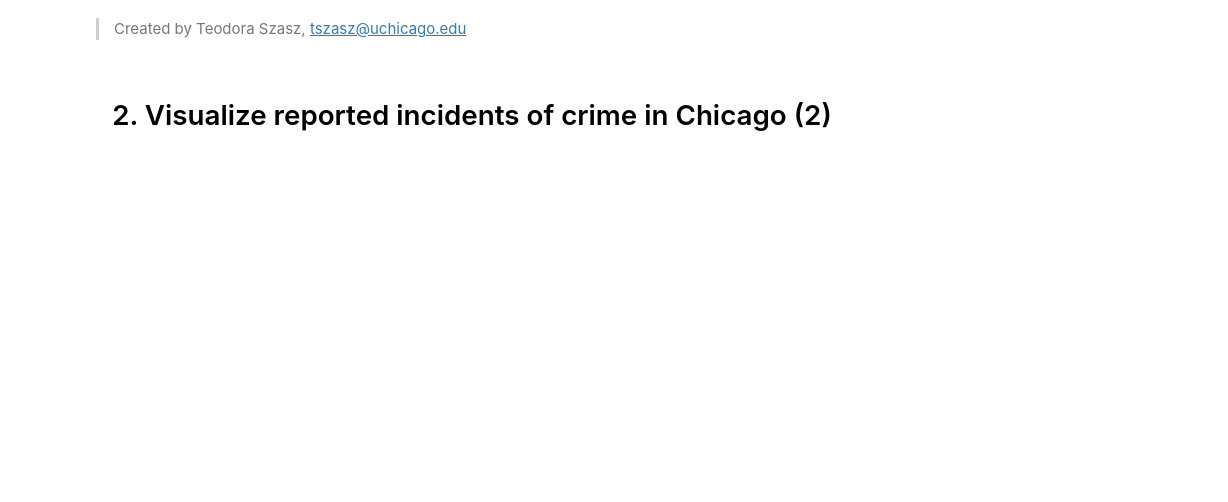
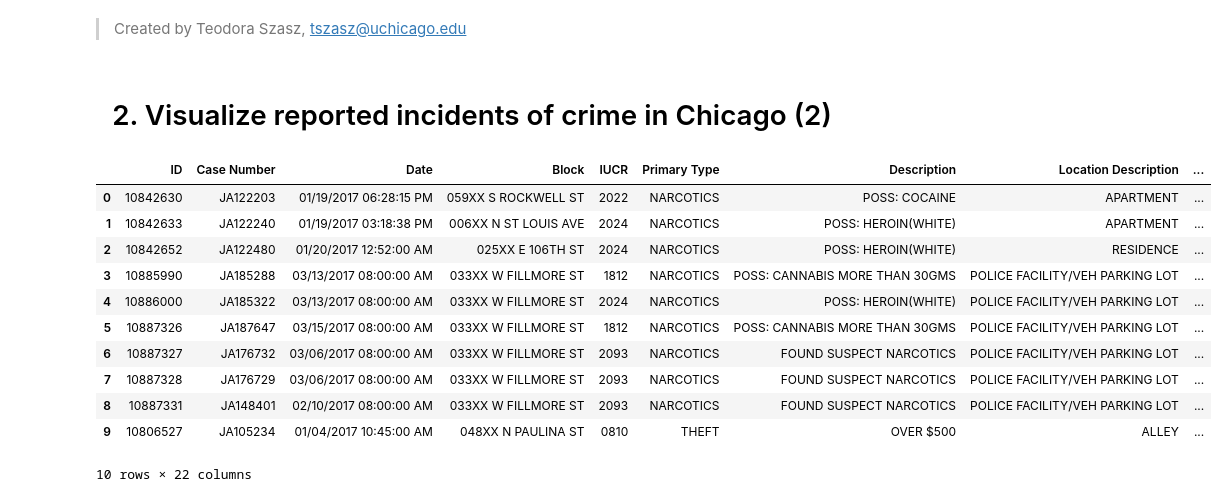
Before and after one commit to DoraSzasz/interactive_visualization_bokeh, a Jupyter notebook: Notebooks/2_Visualize_Reported_Incidents_of_Crime_in_Chicago_2.ipynb, the cells around one changed output. Cells and saved outputs as stored; diff of their text form; code cells hidden in the pictures; blank space fills up the shorter version.

```diff
--- a/Notebooks/2_Visualize_Reported_Incidents_of_Crime_in_Chicago_2.ipynb
+++ b/Notebooks/2_Visualize_Reported_Incidents_of_Crime_in_Chicago_2.ipynb
@@ -22,6 +20,21 @@ file = '../Dataset/Crimes_-_2016_to_present.csv'
 # %%
 # use pandas' read_csv() method
 crimes = pd.read_csv(file)
+# %%
+crimes.head(10)
+# %% [output]
+|  | ID | Case Number | Date | Block | IUCR | Primary Type | Description | Location Description | ... |
+| 0 | 10842630 | JA122203 | 01/19/2017 06:28:15 PM | 059XX S ROCKWELL ST | 2022 | NARCOTICS | POSS: COCAINE | APARTMENT | ... |
+| 1 | 10842633 | JA122240 | 01/19/2017 03:18:38 PM | 006XX N ST LOUIS AVE | 2024 | NARCOTICS | POSS: HEROIN(WHITE) | APARTMENT | ... |
+| 2 | 10842652 | JA122480 | 01/20/2017 12:52:00 AM | 025XX E 106TH ST | 2024 | NARCOTICS | POSS: HEROIN(WHITE) | RESIDENCE | ... |
+| 3 | 10885990 | JA185288 | 03/13/2017 08:00:00 AM | 033XX W FILLMORE ST | 1812 | NARCOTICS | POSS: CANNABIS MORE THAN 30GMS | POLICE FACILITY/VEH PARKING LOT | ... |
+| 4 | 10886000 | JA185322 | 03/13/2017 08:00:00 AM | 033XX W FILLMORE ST | 2024 | NARCOTICS | POSS: HEROIN(WHITE) | POLICE FACILITY/VEH PARKING LOT | ... |
+| 5 | 10887326 | JA187647 | 03/15/2017 08:00:00 AM | 033XX W FILLMORE ST | 1812 | NARCOTICS | POSS: CANNABIS MORE THAN 30GMS | POLICE FACILITY/VEH PARKING LOT | ... |
+| 6 | 10887327 | JA176732 | 03/06/2017 08:00:00 AM | 033XX W FILLMORE ST | 2093 | NARCOTICS | FOUND SUSPECT NARCOTICS | POLICE FACILITY/VEH PARKING LOT | ... |
+| 7 | 10887328 | JA176729 | 03/06/2017 08:00:00 AM | 033XX W FILLMORE ST | 2093 | NARCOTICS | FOUND SUSPECT NARCOTICS | POLICE FACILITY/VEH PARKING LOT | ... |
+| 8 | 10887331 | JA148401 | 02/10/2017 08:00:00 AM | 033XX W FILLMORE ST | 2093 | NARCOTICS | FOUND SUSPECT NARCOTICS | POLICE FACILITY/VEH PARKING LOT | ... |
+| 9 | 10806527 | JA105234 | 01/04/2017 10:45:00 AM | 048XX N PAULINA ST | 0810 | THEFT | OVER $500 | ALLEY | ... |
+10 rows × 22 columns
 # %%
 # extract the District and Arrest columns
 crimes_district_arrest = crimes[['District', 'Arrest']]
```
Also changed, not shown: parts of 7 cells of this notebook, 14 other files.
